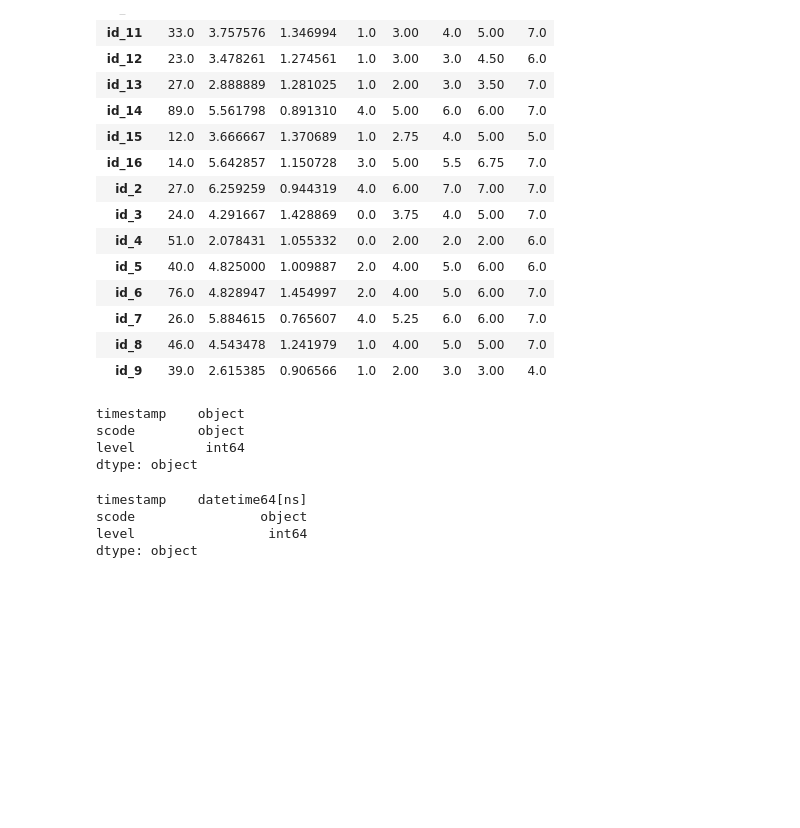
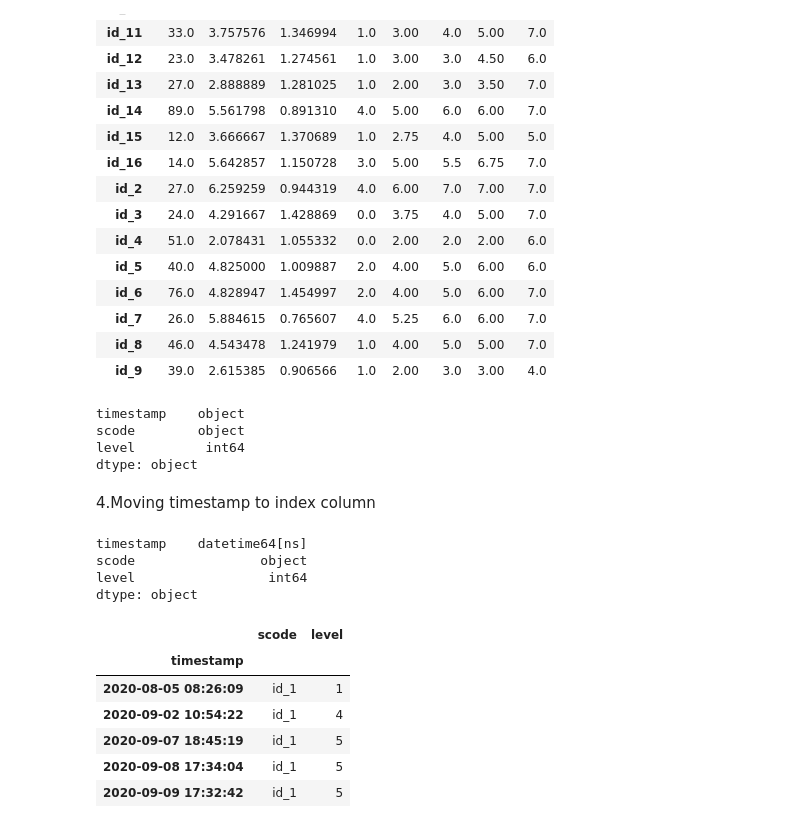
Before and after one commit to GuptaTanay/Battery-Level-Prediction, a Jupyter notebook: Battery_Level_Prediction.ipynb, the cells around one changed output. Cells and saved outputs as stored; diff of their text form; code cells hidden in the pictures; blank space fills up the shorter version.

```diff
--- a/Battery_Level_Prediction.ipynb
+++ b/Battery_Level_Prediction.ipynb
@@ -160,6 +164,8 @@ timestamp    object
 scode        object
 level         int64
 dtype: object
+# %% [markdown]
+4.Moving timestamp to index column
 # %%
 final_data['timestamp']=pd.to_datetime(final_data['timestamp'])
 # %%
@@ -174,0 +180,10 @@ classification_reports_all = {}
+# %%
+final_data.head()
+# %% [output]
+|  | scode | level |
+| timestamp |  |  |
+| 2020-08-05 08:26:09 | id_1 | 1 |
+| 2020-09-02 10:54:22 | id_1 | 4 |
+| 2020-09-07 18:45:19 | id_1 | 5 |
+| 2020-09-08 17:34:04 | id_1 | 5 |
+| 2020-09-09 17:32:42 | id_1 | 5 |
```
Also changed, not shown: parts of 12 cells of this notebook.
